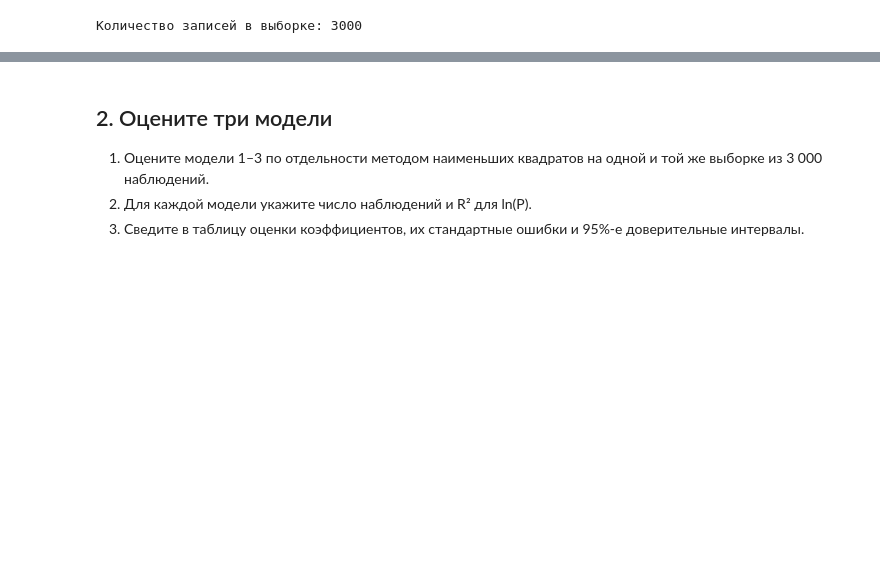
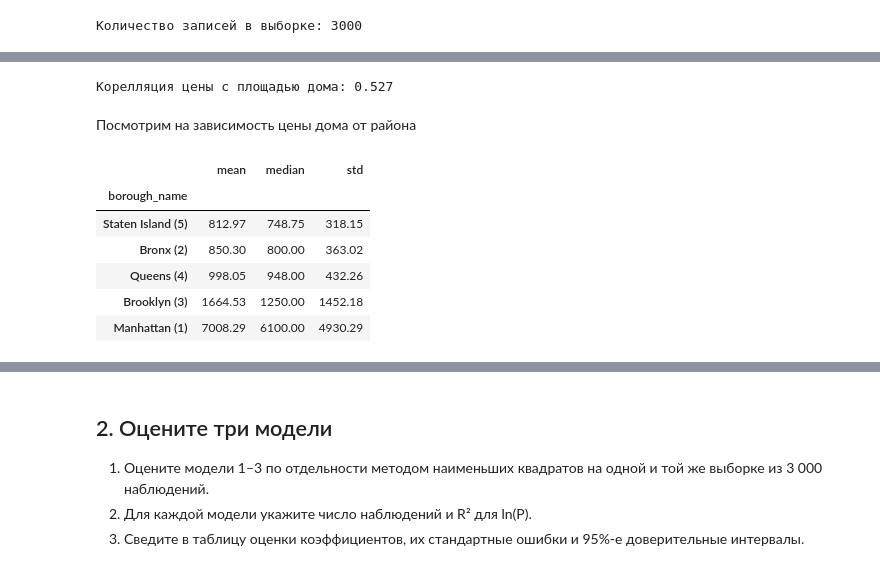
Before and after one commit to Lancet03/Econometrics_homework_1, a Jupyter notebook: ДЗ_01.ipynb, the cells around one changed output, grey strips where cells are left out. Drawn from its saved outputs; the diff is of its cells as text; code cells hidden in the pictures; blank space fills up the shorter version.

```diff
--- a/ДЗ_01.ipynb
+++ b/ДЗ_01.ipynb
@@ -124,2 +194,44 @@ pd.crosstab(data['borough'], data['multi_family'])
+# %%
+area_m2_price_corr = selected_data['price'].corr(selected_data['area_m2'])
+print('Корелляция цены с площадью дома:', area_m2_price_corr.round(3))
+# %% [output]
+Корелляция цены с площадью дома: 0.527
+# %% [markdown]
+Посмотрим на зависимость цены дома от района
+# %%
+borough_values = {1: "Manhattan (1)", 2: "Bronx (2)", 3: "Brooklyn (3)", 4: "Queens (4)", 5: "Staten Island (5)"}
+plot_data = selected_data.assign(
+    borough_name=selected_data['borough'].map(borough_values)
+)
+
+# Нормируем группы отдельно и используем общие границы интервалов.
+fig = px.histogram(
+    plot_data, x='log_price', color='borough_name', barmode='overlay', opacity=0.5,
+    histnorm='probability density',
+    category_orders={'borough_name': borough_values},
+    title='Распределение логарифма цены в двух группах',
+    labels={'log_price': 'ln(цена)', 'borough_name': 'Тип дома'},
+)
+fig.update_traces(xbins=dict(
+    start=np.floor(selected_data['log_price'].min() / 0.25) * 0.25,
+    end=np.ceil(selected_data['log_price'].max() / 0.25) * 0.25, size=0.25,
+))
+fig.update_layout(yaxis_title='Плотность')
+fig.show()
+# %%
+(
+    plot_data.groupby(['borough_name'])['price']
+    .agg(['mean', 'median', 'std'])
+    .round(2)
+    .sort_values(by='mean')
+)
+# %% [output]
+|  | mean | median | std |
+| borough_name |  |  |  |
+| Staten Island (5) | 812.97 | 748.75 | 318.15 |
+| Bronx (2) | 850.30 | 800.00 | 363.02 |
+| Queens (4) | 998.05 | 948.00 | 432.26 |
+| Brooklyn (3) | 1664.53 | 1250.00 | 1452.18 |
+| Manhattan (1) | 7008.29 | 6100.00 | 4930.29 |
 # %% [markdown]
 **Итоги проверки выборки и ожидания до оценки моделей**
```
Also changed, not shown: parts of 15 cells of this notebook, 1 other file.
